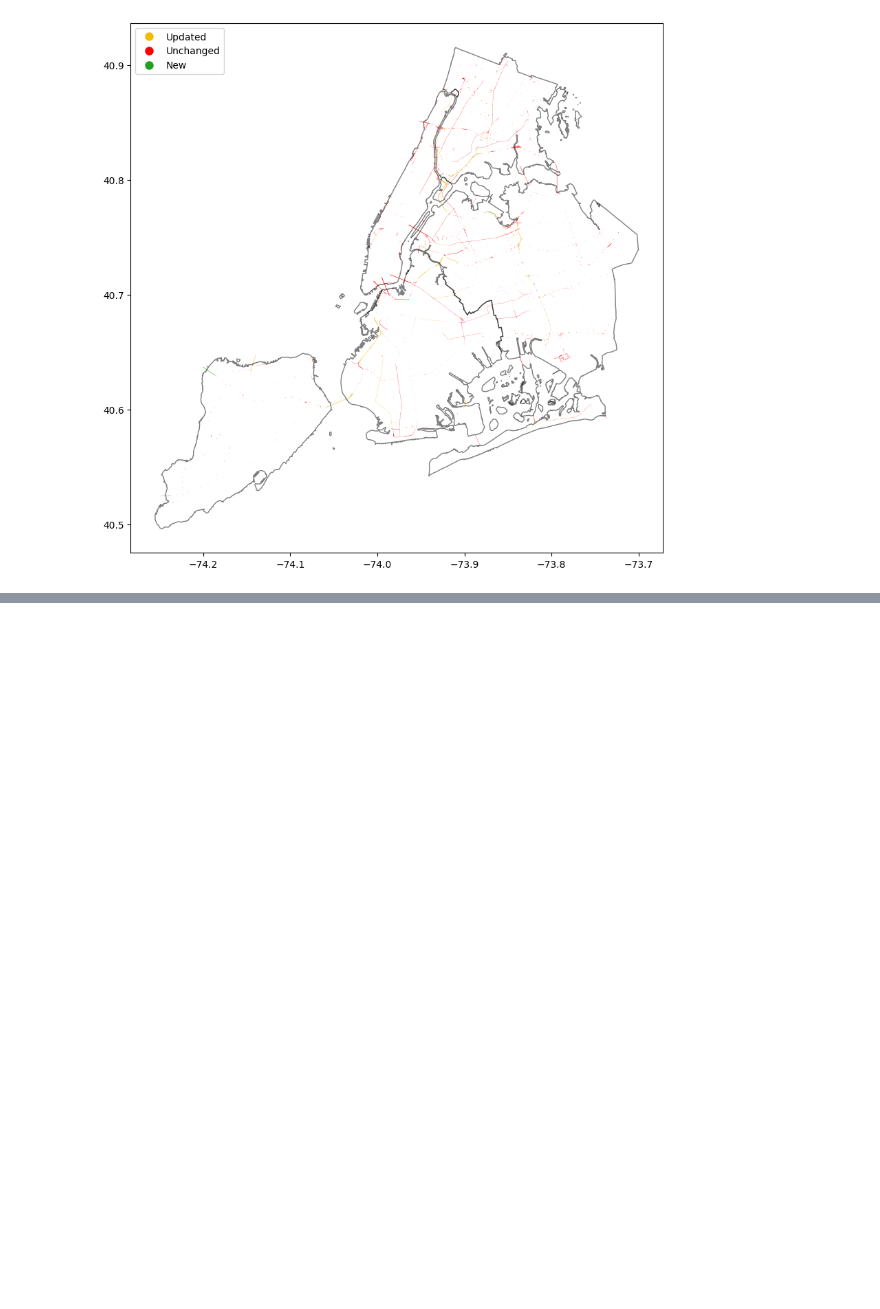
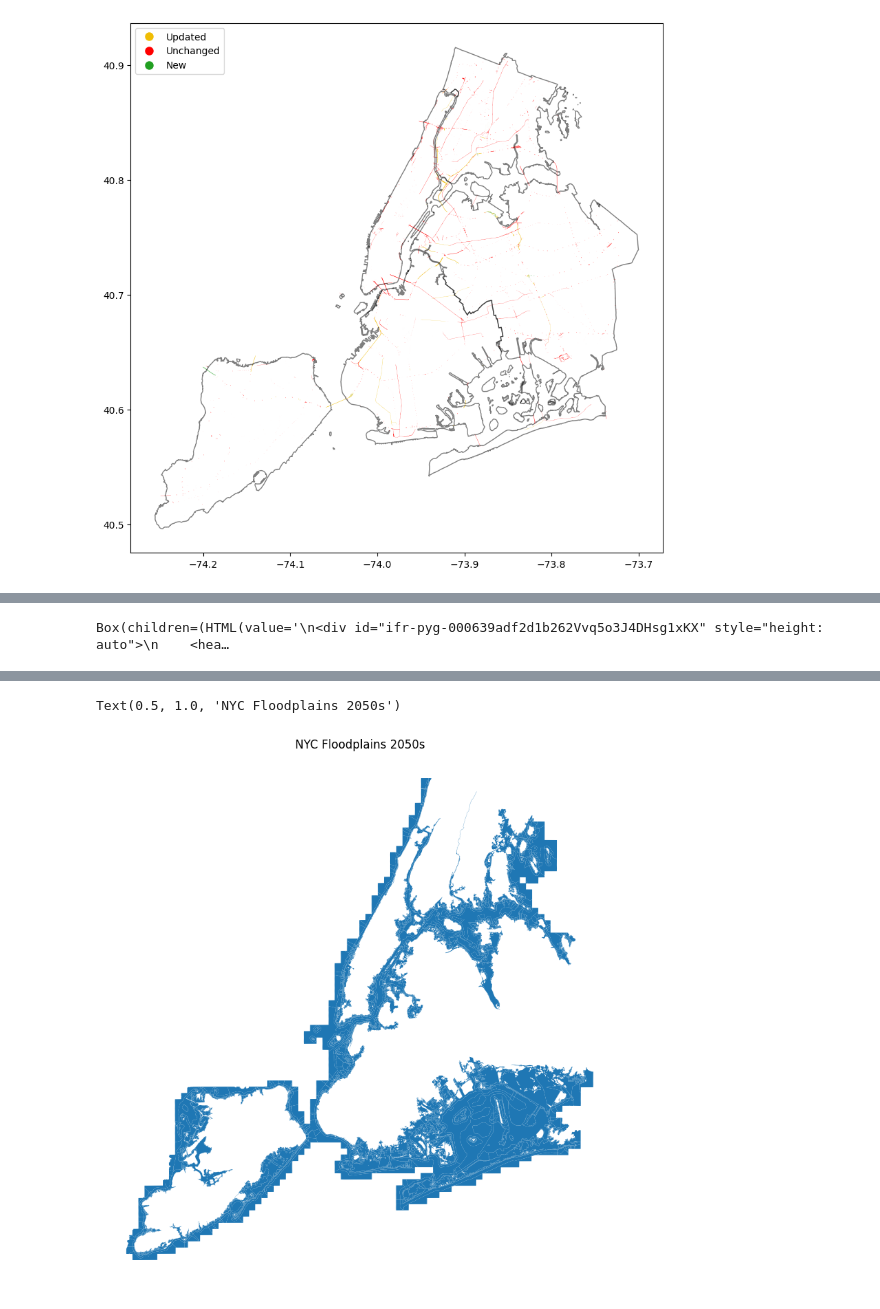
Before and after one commit to alinetheo95/cdp-mapping-systems, a Jupyter notebook: Assignments/01-loading-and-visualizing-data-1.ipynb, the cells around one changed output, grey strips where cells are left out. Cells and saved outputs as stored; diff of their text form; code cells hidden in the pictures; blank space fills up the shorter version.

```diff
--- a/Assignments/01-loading-and-visualizing-data-1.ipynb
+++ b/Assignments/01-loading-and-visualizing-data-1.ipynb
@@ -158,0 +300,14 @@ plt.legend(legend_colors, labels, loc="upper left")
+# %%
+# Now I'm going to map the floodplain areas
+
+# pygwalker doesn't suppert geospatial data directly, so we need to drop the geometry column.
+# Be sure to keep a copy of the original data, we'll need it later!
+flood_non_spatial = flood.drop(columns=["geometry"])
+
+# Invoke pygwalker, begin exploring the data interactively
+pyg.walk(flood_non_spatial)
+
+flood.plot(figsize=(10, 10)).set_axis_off()
+plt.title("NYC Floodplains 2050s")
+# %% [output]
+Box(children=(HTML(value='\n<div id="ifr-pyg-000639adf2d1b262Vvq5o3J4DHsg1xKX" style="height: auto">\n    <hea…
@@ -158,0 +315,2 @@ plt.legend(legend_colors, labels, loc="upper left")
+Text(0.5, 1.0, 'NYC Floodplains 2050s')
+[figure, added]
```
Also changed, not shown: parts of 18 cells of this notebook.
